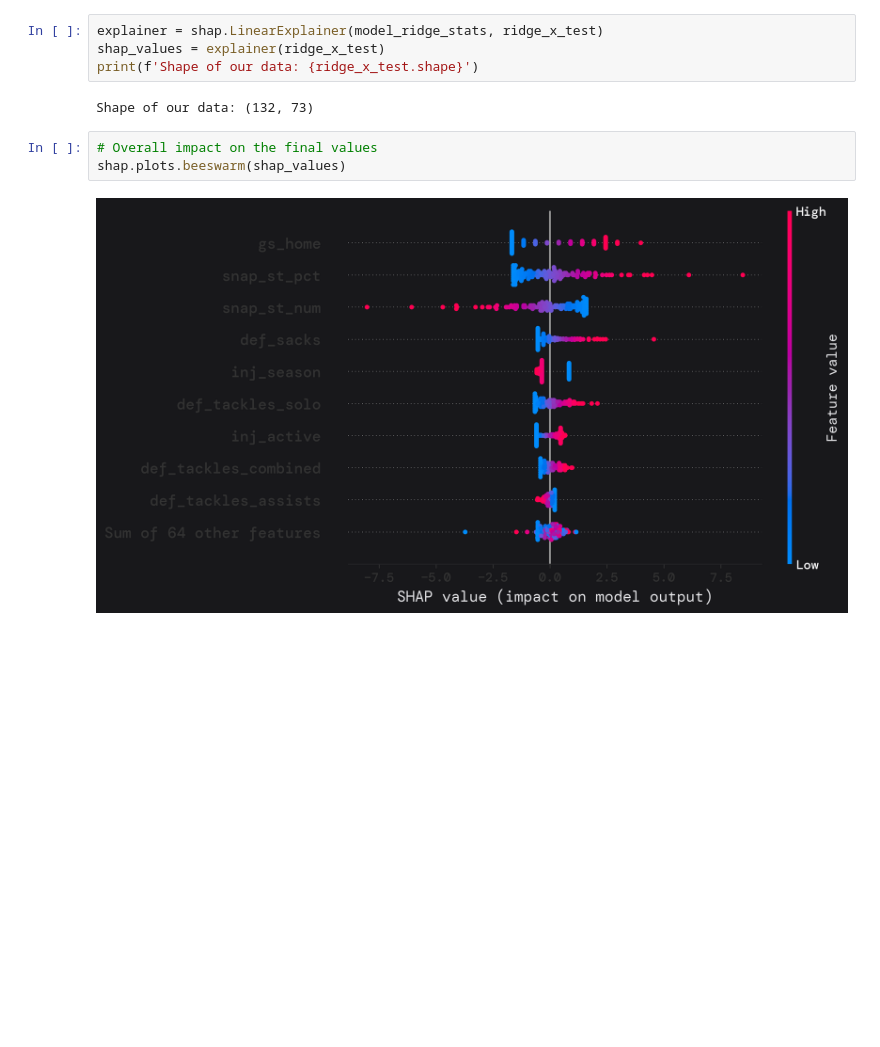
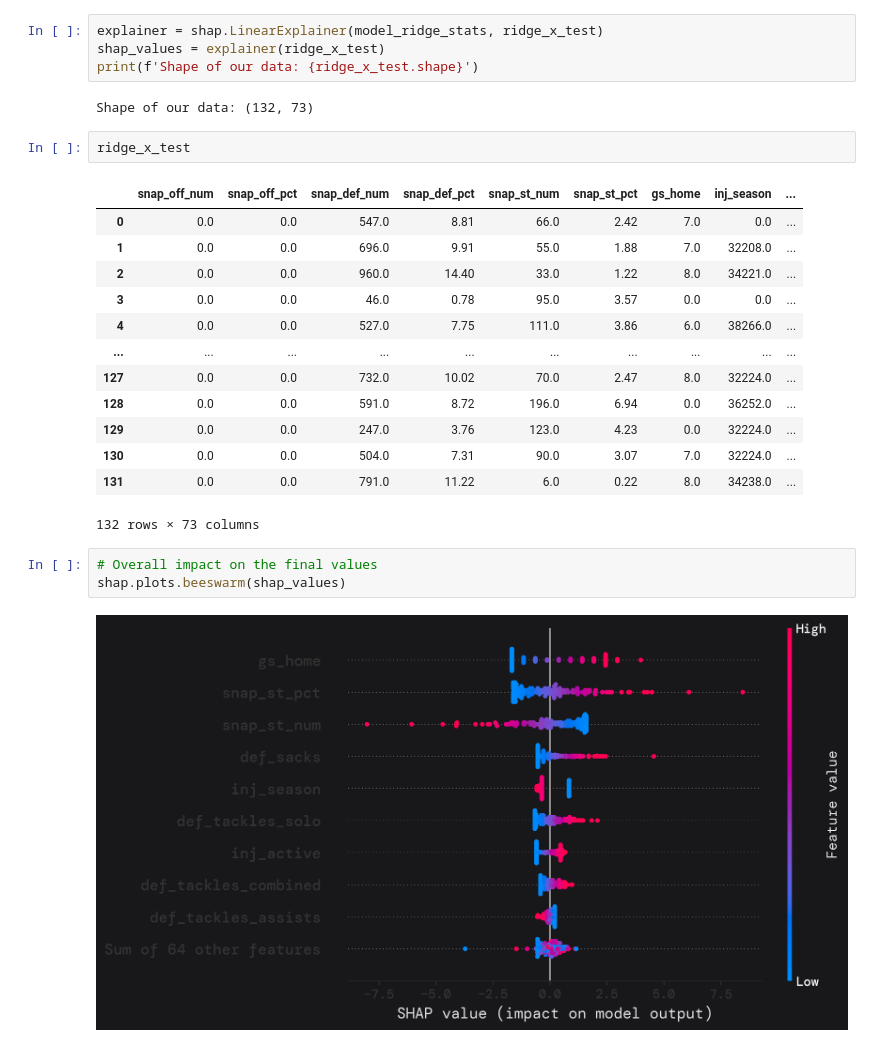
Before and after one commit to brownjrr/nfl_score_prediction, a Jupyter notebook: Model_Evaluation.ipynb, the cells around one changed output. Drawn from its saved outputs; the diff is of its cells as text; blank space fills up the shorter version.

```diff
--- a/Model_Evaluation.ipynb
+++ b/Model_Evaluation.ipynb
@@ -70,6 +148,22 @@ shap_values = explainer(ridge_x_test)
 print(f'Shape of our data: {ridge_x_test.shape}')
 # %% [output]
 Shape of our data: (132, 73)
+# %%
+ridge_x_test
+# %% [output]
+|  | snap_off_num | snap_off_pct | snap_def_num | snap_def_pct | snap_st_num | snap_st_pct | gs_home | inj_season | ... |
+| 0 | 0.0 | 0.0 | 547.0 | 8.81 | 66.0 | 2.42 | 7.0 | 0.0 | ... |
+| 1 | 0.0 | 0.0 | 696.0 | 9.91 | 55.0 | 1.88 | 7.0 | 32208.0 | ... |
+| 2 | 0.0 | 0.0 | 960.0 | 14.40 | 33.0 | 1.22 | 8.0 | 34221.0 | ... |
+| 3 | 0.0 | 0.0 | 46.0 | 0.78 | 95.0 | 3.57 | 0.0 | 0.0 | ... |
+| 4 | 0.0 | 0.0 | 527.0 | 7.75 | 111.0 | 3.86 | 6.0 | 38266.0 | ... |
+| ... | ... | ... | ... | ... | ... | ... | ... | ... | ... |
+| 127 | 0.0 | 0.0 | 732.0 | 10.02 | 70.0 | 2.47 | 8.0 | 32224.0 | ... |
+| 128 | 0.0 | 0.0 | 591.0 | 8.72 | 196.0 | 6.94 | 0.0 | 36252.0 | ... |
+| 129 | 0.0 | 0.0 | 247.0 | 3.76 | 123.0 | 4.23 | 0.0 | 32224.0 | ... |
+| 130 | 0.0 | 0.0 | 504.0 | 7.31 | 90.0 | 3.07 | 7.0 | 32224.0 | ... |
+| 131 | 0.0 | 0.0 | 791.0 | 11.22 | 6.0 | 0.22 | 8.0 | 34238.0 | ... |
+132 rows × 73 columns
 # %%
 # Overall impact on the final values
 shap.plots.beeswarm(shap_values)
```
Also changed, not shown: parts of 13 cells of this notebook, 10 other files.
